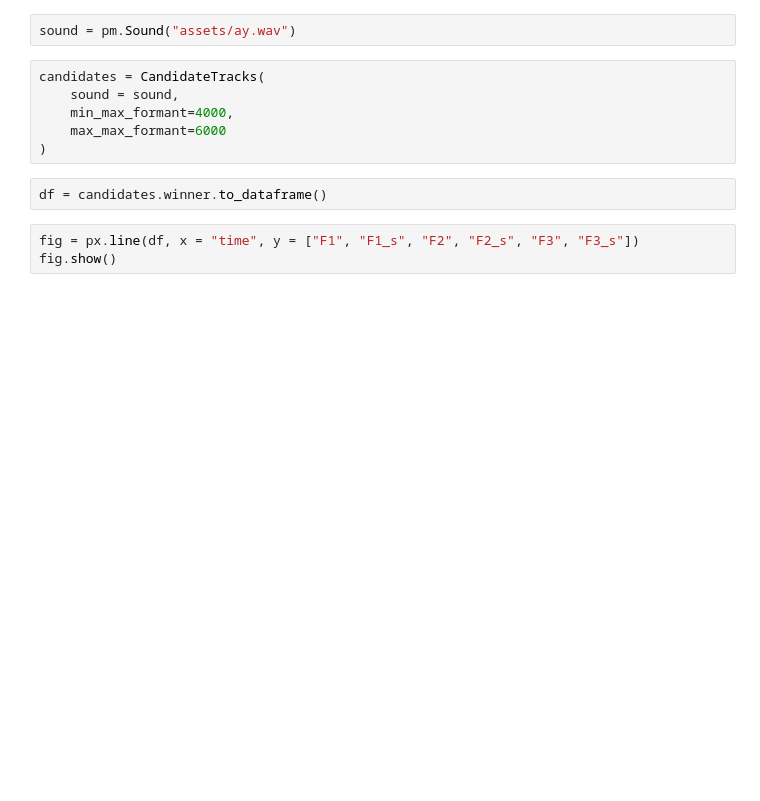
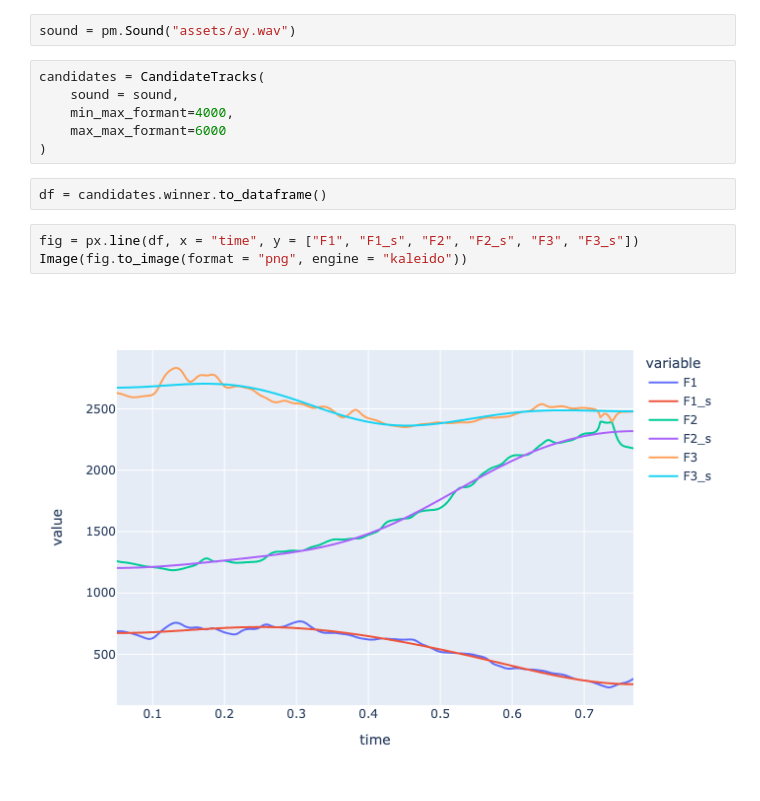
Before and after one commit to FastTrackiverse/fasttrackpy, a Jupyter notebook: dev_notebooks/one_example.ipynb, the cells around one changed output. Drawn from its saved outputs; the diff is of its cells as text; blank space fills up the shorter version.

```diff
--- a/dev_notebooks/one_example.ipynb
+++ b/dev_notebooks/one_example.ipynb
@@ -24,4 +24,6 @@ candidates = CandidateTracks(
 df = candidates.winner.to_dataframe()
 # %%
 fig = px.line(df, x = "time", y = ["F1", "F1_s", "F2", "F2_s", "F3", "F3_s"])
-fig.show()
+Image(fig.to_image(format = "png", engine = "kaleido"))
+# %% [output]
+[figure, added]
```
Also changed, not shown: parts of 1 cell of this notebook.
